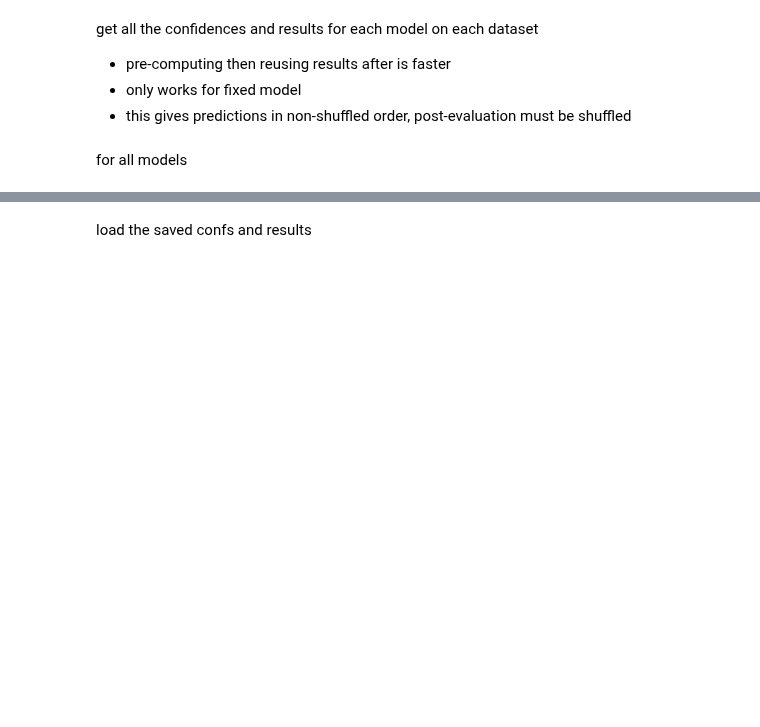
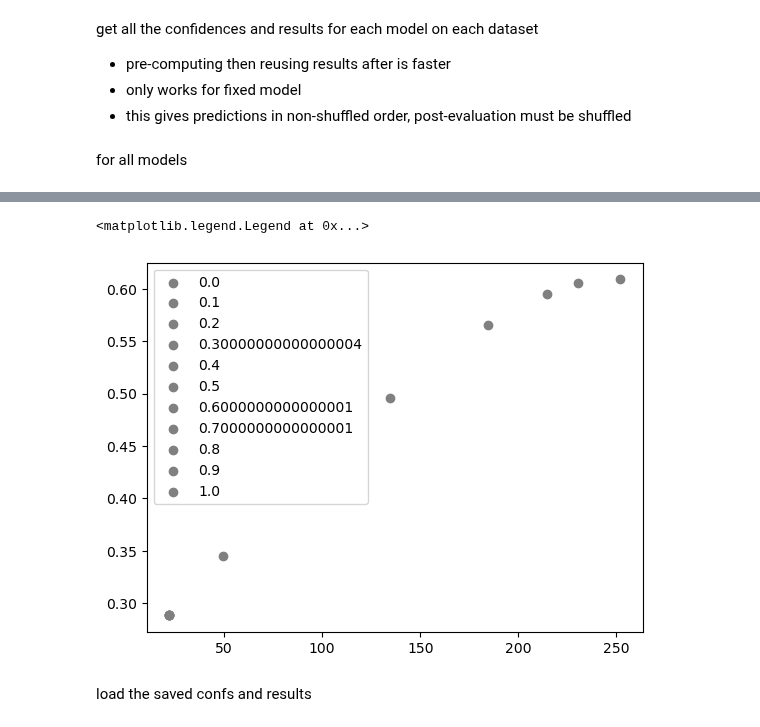
Before and after one commit to Geffen-Cooper/continual_learning_playground, a Jupyter notebook: src/test_time_kd/test_corruptions.ipynb, the cells around one changed output, grey strips where cells are left out. Cells and saved outputs as stored; diff of their text form; code cells hidden in the pictures; blank space fills up the shorter version.

```diff
--- a/src/test_time_kd/test_corruptions.ipynb
+++ b/src/test_time_kd/test_corruptions.ipynb
@@ -776,0 +804,25 @@ plt.legend()
+# %%
+all_accs = avg_acc.numpy()
+all_accs = all_accs.flatten()
+all_ops = avg_op.numpy()
+all_ops = all_ops.flatten()/(234+22)
+
+const = np.zeros((315,15))
+for col in range(15):
+    const[col*21:col*21+21,col] = 1
+
+lams = np.linspace(0,1,11)
+xs = []
+for lam in lams:
+    x_choose = cp.Variable(315, boolean = True)
+    ones_vec = np.ones(15)
+
+    constraints = []
+    constraints = [x_choose@const == ones_vec]
+    acc = x_choose@all_accs -x_choose@all_ops*lam
+
+    problem = cp.Problem(cp.Maximize(acc), constraints)
+
+    problem.solve(verbose=True)
+    xs.append(x_choose)
+    print("status:", problem.status)
@@ -777,3 +847,12 @@ plt.legend()
+# %%
+for i,lam in enumerate(lams):
+    o = xs[i].value@all_ops/15 *(234+22)
+    a = xs[i].value@all_accs/15
+    plt.scatter(o,a,label = str(lam),c='gray')
+plt.legend()
+# %% [output]
+<matplotlib.legend.Legend at 0x...>
+[figure, added]
 # %% [markdown]
 load the saved confs and results
 # %%
```
Also changed, not shown: parts of 8 cells of this notebook, 2 other files.
